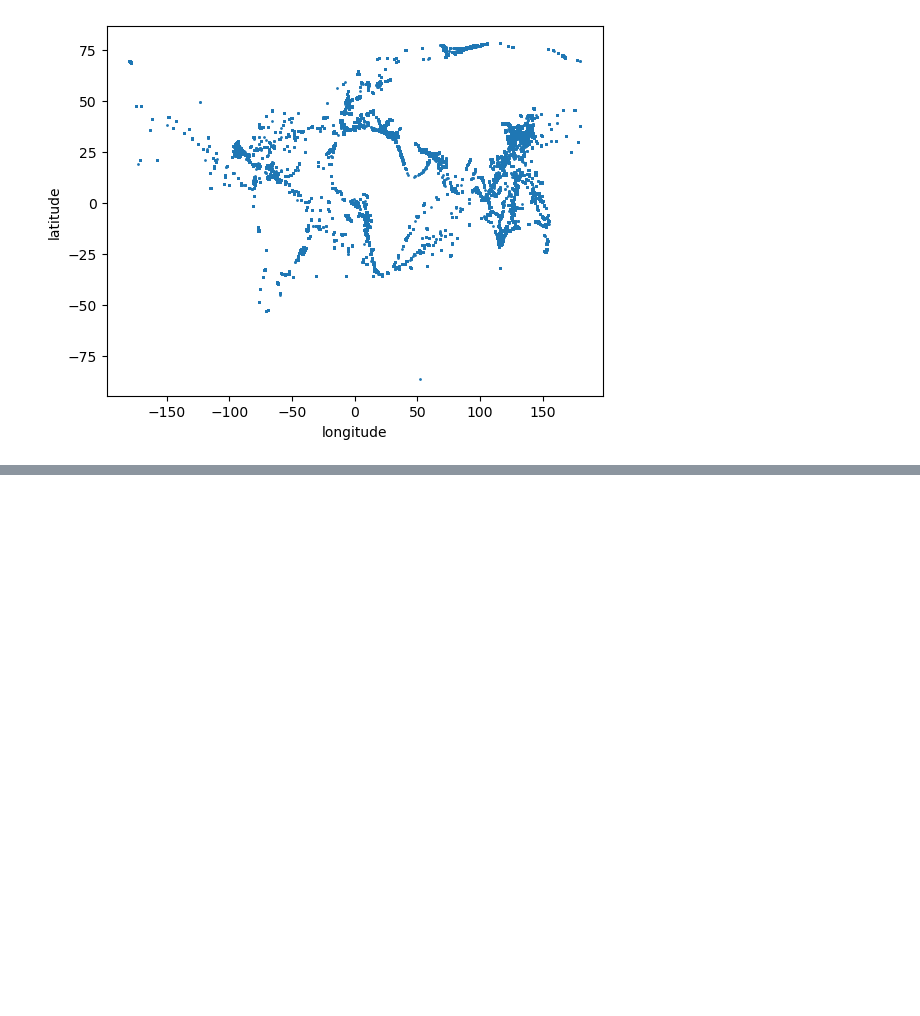
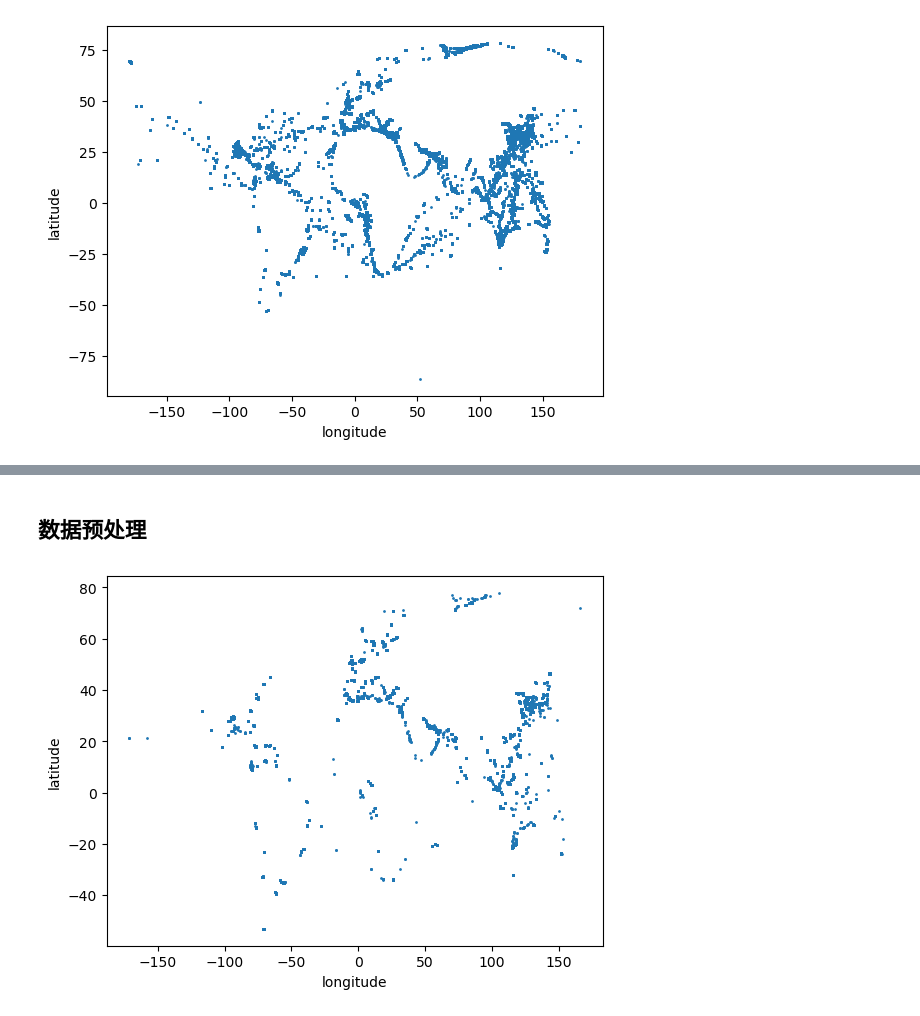
Before and after one commit to Fancyssc/LNG_Dataset_Processing, a Jupyter notebook: Test.ipynb, the cells around one changed output, grey strips where cells are left out. Saved outputs shown, nothing was run; the diff lists cells and outputs as text; code cells hidden in the pictures; blank space fills up the shorter version.

```diff
--- a/Test.ipynb
+++ b/Test.ipynb
@@ -19,6 +21,6 @@ with open(lng_new_path, 'r+') as f:
 # %%
-lng = pd.read_csv("data/lng2_new.csv",sep=",")
-plt.scatter(lng['longitude'],lng['latitude'],s=1)
+dataFrame = pd.read_csv("data/lng2_new.csv",sep=",")
+plt.scatter(dataFrame['longitude'],dataFrame['latitude'],s=1)
 plt.xlabel("longitude")
 plt.ylabel("latitude")
 plt.show()
@@ -29,0 +29,10 @@ Hello
+# %% [markdown]
+## 数据预处理
+# %%
+data_tmp = dataFrame[(dataFrame['draft'] != 0) & (dataFrame['velocity'] == 0) ]
+plt.scatter(data_tmp["longitude"],data_tmp["latitude"],s=1)
+plt.xlabel("longitude")
+plt.ylabel("latitude")
+plt.show()
+# %% [output]
+[figure, added]
```
Also changed, not shown: parts of 4 cells of this notebook.
